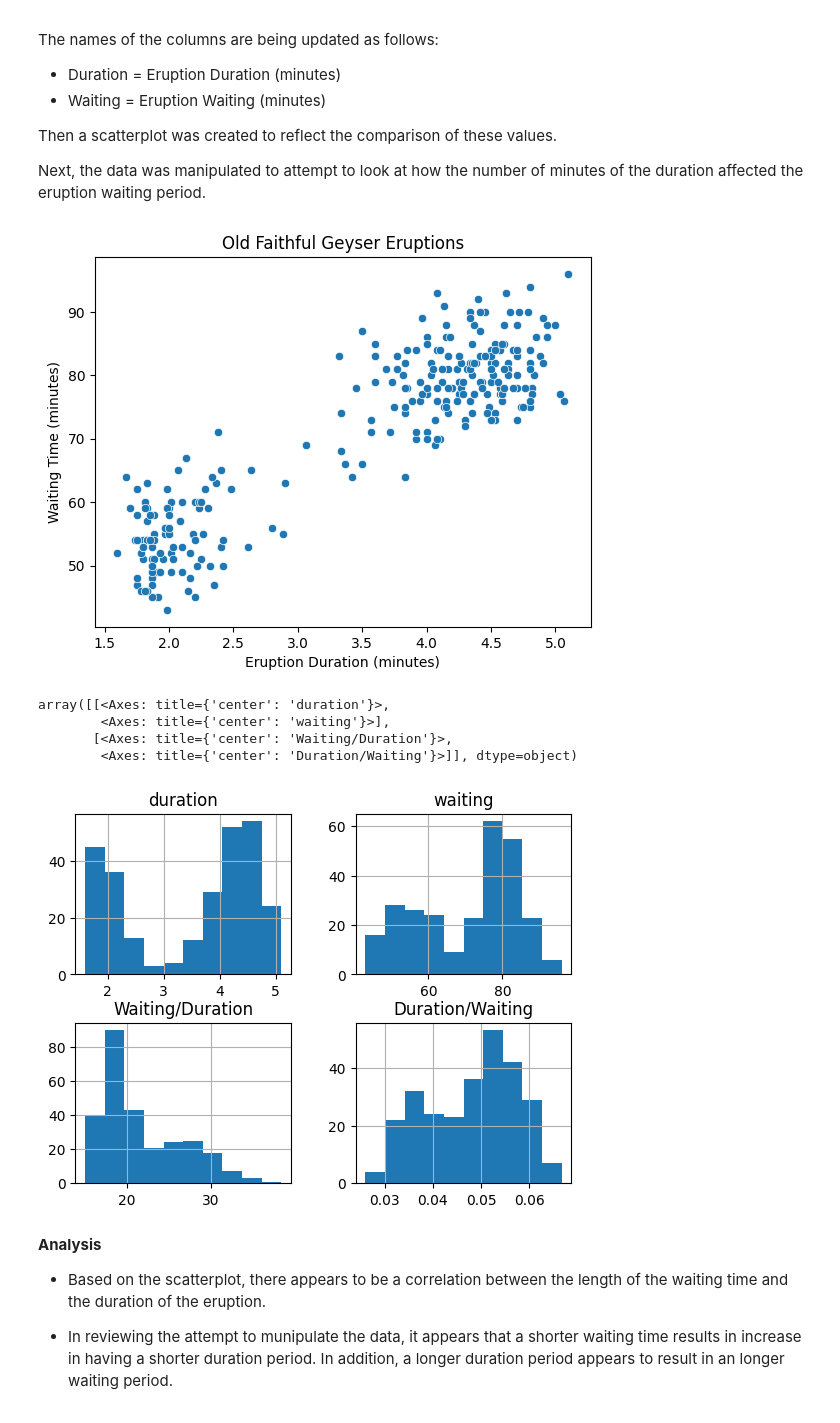
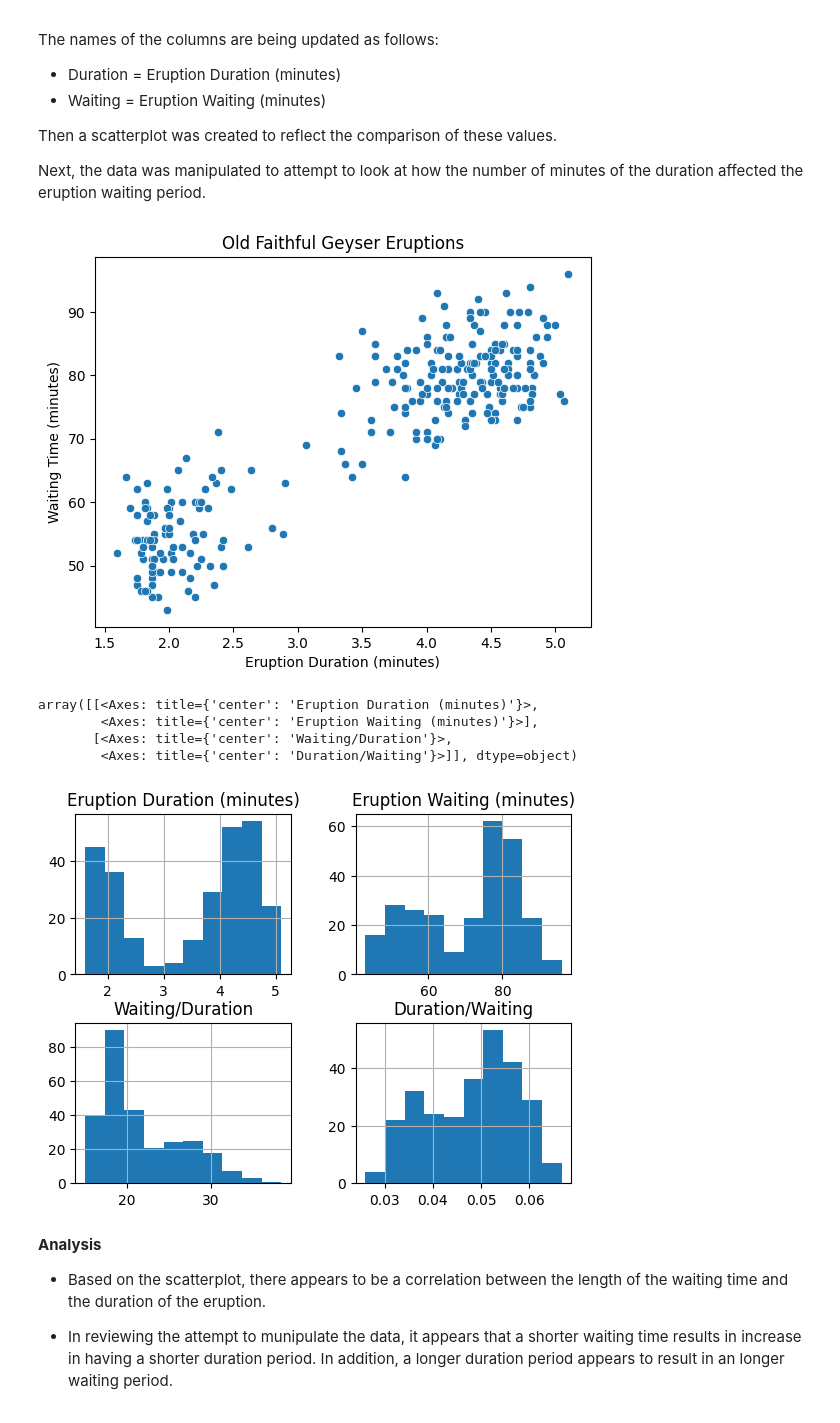
Before and after one commit to sapapesh/datafun-06-eda, a Jupyter notebook: showard_eda.ipynb, the cells around one changed output. Cells and saved outputs as stored; diff of their text form; code cells hidden in the pictures.

```diff
--- a/showard_eda.ipynb
+++ b/showard_eda.ipynb
@@ -143,28 +142,28 @@ Next, the data was manipulated to attempt to look at how the number of minutes o
 # %%
 # Rename the column
 geyser_df = geyser_df.rename(columns={"duration": "Eruption Duration (minutes)"})
 geyser_df = geyser_df.rename(columns={"waiting": "Eruption Waiting (minutes)"})
 
 # Show all plots
 plt.show()
 sns.scatterplot(x='Eruption Duration (minutes)', y='Eruption Waiting (minutes)', data=geyser_df)
 plt.title('Old Faithful Geyser Eruptions')
 plt.xlabel('Eruption Duration (minutes)')
 plt.ylabel('Waiting Time (minutes)')
 plt.show()
 
 #Adding new columns - Waiting time divided by duration
-df['Waiting/Duration'] = df['waiting'] / df['duration']
-df['Duration/Waiting'] = df['duration'] / df['waiting']
+geyser_df['Waiting/Duration'] = geyser_df['Eruption Waiting (minutes)'] / geyser_df['Eruption Duration (minutes)']
+geyser_df['Duration/Waiting'] = geyser_df['Eruption Duration (minutes)'] / geyser_df['Eruption Waiting (minutes)']
 # Inspect histograms for all numerical columns
-df.hist()
+geyser_df.hist()
 # %% [output]
 [figure]
-array([[<Axes: title={'center': 'duration'}>,
-        <Axes: title={'center': 'waiting'}>],
+array([[<Axes: title={'center': 'Eruption Duration (minutes)'}>,
+        <Axes: title={'center': 'Eruption Waiting (minutes)'}>],
        [<Axes: title={'center': 'Waiting/Duration'}>,
         <Axes: title={'center': 'Duration/Waiting'}>]], dtype=object)
-[figure, old version]
+[figure, new version]
 # %% [markdown]
 **Analysis**
 
```
Also changed, not shown: parts of 3 cells of this notebook.
